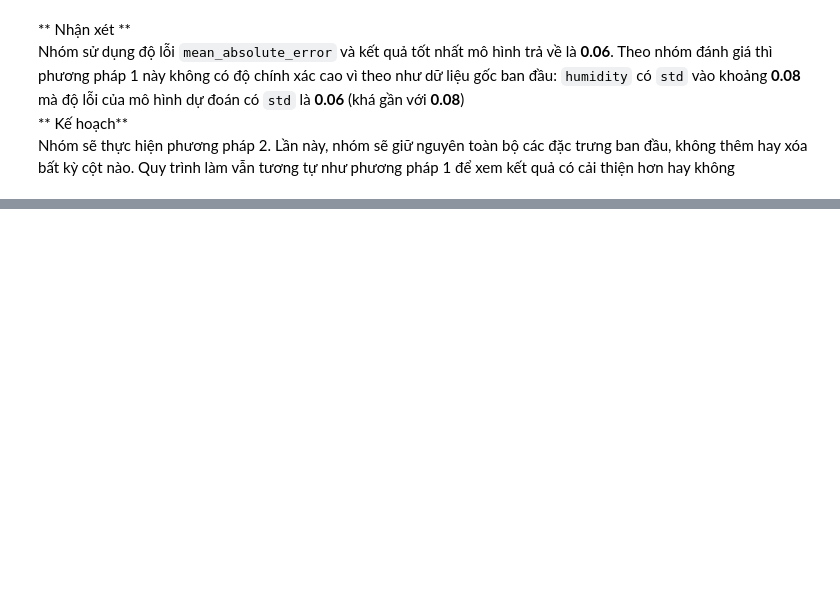
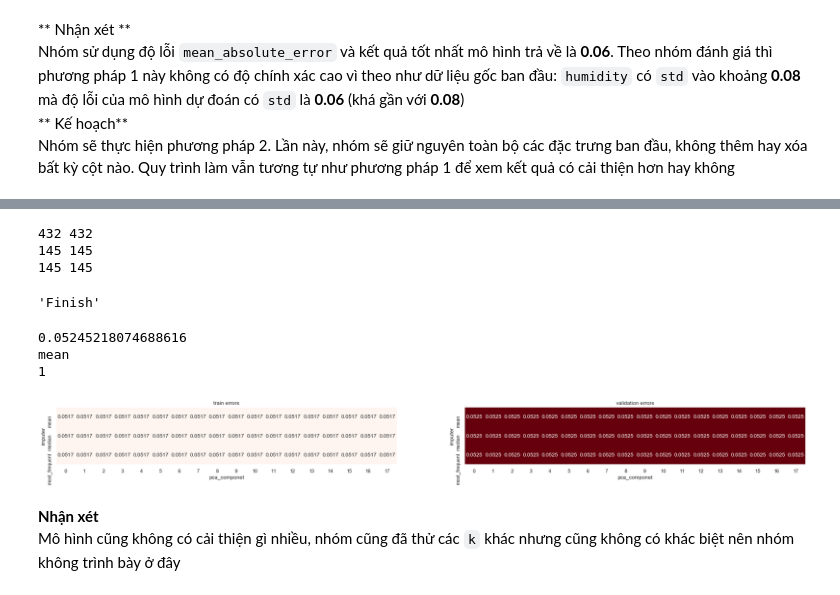
Before and after one commit to hungnd08/DS_Final_Project, a Jupyter notebook: FinalProject.ipynb, the cells around one changed output, grey strips where cells are left out. Cells and saved outputs as stored; diff of their text form; code cells hidden in the pictures; blank space fills up the shorter version.

```diff
--- a/FinalProject.ipynb
+++ b/FinalProject.ipynb
@@ -231,0 +309,3 @@ Nhóm sẽ thực hiện phương pháp 2. Lần này, nhóm sẽ giữ nguyên
+# %%
+new_df = new_df.drop(index=729)
+new_df
@@ -231,0 +326,11 @@ Nhóm sẽ thực hiện phương pháp 2. Lần này, nhóm sẽ giữ nguyên
+# %%
+seed = 123
+X_data_temp, X_data_val_3, y_data_temp, y_data_val_3 = train_test_split(new_df, y_data_3, test_size=0.2, random_state=seed)
+X_data_train_3, X_data_test_3, y_data_train_3, y_data_test_3 = train_test_split(X_data_temp, y_data_temp, test_size=0.25, random_state=seed)
+print(len(X_data_train_3), len(y_data_train_3))
+print(len(X_data_val_3), len(y_data_val_3))
+print(len(X_data_test_3), len(y_data_test_3))
+# %% [output]
+432 432
+145 145
+145 145
@@ -231,0 +352,55 @@ Nhóm sẽ thực hiện phương pháp 2. Lần này, nhóm sẽ giữ nguyên
+# %%
+imp_method = ['mean', 'median', 'most_frequent']
+pca_component = list(range(len(new_df.columns)))
+train_errs = []
+val_errs = []
+best_val_err = float('inf')
+best_imp_method = None
+best_PCA_component = None
+for i in imp_method:
+    for j in pca_component:
+        method_1.set_params(colTrans__num_imp__strategy=i, PCA__n_components=j)
+        model = method_3.fit(X_data_train_3, y_data_train_3)
+        train_errs.append(mean_absolute_error(y_data_train_3, model.predict(X_data_train_3)))
+        val_err = mean_absolute_error(y_data_val_3, model.predict(X_data_val_3))
+        val_errs.append(val_err)
+        y_pred_val = model.predict(X_data_val_3)
+        y_data_val = y_data_val.sort_index()
+        y_pred_val = pd.Series(y_pred_val, index=y_data_val_3.index)
+        if val_err < best_val_err:
+            best_val_err = val_err
+            best_imp_method = i
+            best_PCA_component = j + 1
+"Finish"
+# %% [output]
+'Finish'
+# %%
+print(best_val_err)
+print(best_imp_method)
+print(best_PCA_component)
+# %% [output]
+0.05245218074688616
+mean
+1
+# %%
+# Trực quan hóa kết quả
+train_errs_df = pd.DataFrame(data=np.array(train_errs).reshape(len(imp_method), -1),
+                             index=imp_method, columns=pca_component)
+val_errs_df = pd.DataFrame(data=np.array(val_errs).reshape(len(imp_method), -1),
+                           index=imp_method, columns=pca_component)
+min_err = min(min(train_errs), min(val_errs))
+max_err = max(max(train_errs), max(val_errs))
+plt.figure(figsize=(30, 30))
+plt.subplot(1, 2, 1)
+sns.heatmap(train_errs_df, vmin=min_err, vmax=max_err, square=True, annot=True,
+            cbar=False, fmt='.4f', cmap='Reds')
+plt.title('train errors'); plt.xlabel('pca_componet'); plt.ylabel('imputer')
+plt.subplot(1, 2, 2)
+sns.heatmap(val_errs_df, vmin=min_err, vmax=max_err, square=True, annot=True,
+            cbar=False, fmt='.4f', cmap='Reds')
+plt.title('validation errors'); plt.xlabel('pca_componet'); plt.ylabel('imputer');
+# %% [output]
+[figure, added]
+# %% [markdown]
+**Nhận xét**
+Mô hình cũng không có cải thiện gì nhiều, nhóm cũng đã thử các `k` khác nhưng cũng không có khác biệt nên nhóm không trình bày ở đây
```
Also changed, not shown: parts of 15 cells of this notebook.
